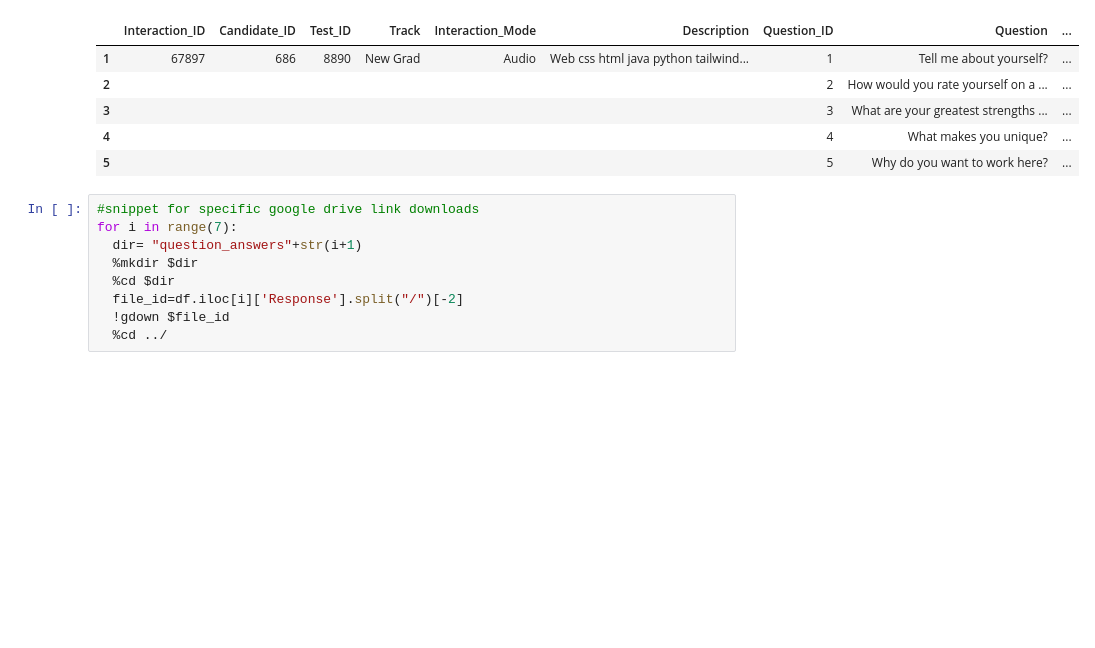
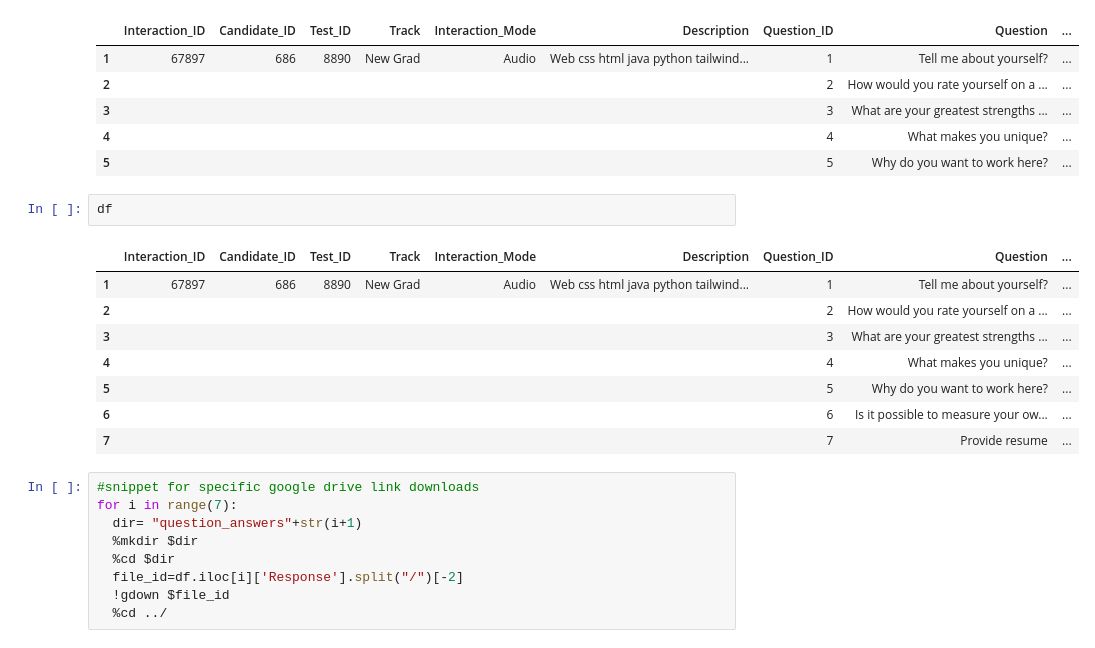
Before and after one commit to bitanb1999/TalentSumoAI, a Jupyter notebook: Audio_Demo.ipynb, the cells around one changed output. Drawn from its saved outputs; the diff is of its cells as text; blank space fills up the shorter version.

```diff
--- a/Audio_Demo.ipynb
+++ b/Audio_Demo.ipynb
@@ -225,6 +286,17 @@ df.head()
 | 3 |  |  |  |  |  |  | 3 | What are your greatest strengths ... | ... |
 | 4 |  |  |  |  |  |  | 4 | What makes you unique? | ... |
 | 5 |  |  |  |  |  |  | 5 | Why do you want to work here? | ... |
+# %%
+df
+# %% [output]
+|  | Interaction_ID | Candidate_ID | Test_ID | Track | Interaction_Mode | Description | Question_ID | Question | ... |
+| 1 | 67897 | 686 | 8890 | New Grad | Audio | Web css html java python tailwind... | 1 | Tell me about yourself? | ... |
+| 2 |  |  |  |  |  |  | 2 | How would you rate yourself on a ... | ... |
+| 3 |  |  |  |  |  |  | 3 | What are your greatest strengths ... | ... |
+| 4 |  |  |  |  |  |  | 4 | What makes you unique? | ... |
+| 5 |  |  |  |  |  |  | 5 | Why do you want to work here? | ... |
+| 6 |  |  |  |  |  |  | 6 | Is it possible to measure your ow... | ... |
+| 7 |  |  |  |  |  |  | 7 | Provide resume | ... |
 # %%
 #snippet for specific google drive link downloads
 for i in range(7):
```
Also changed, not shown: parts of 54 cells of this notebook.
